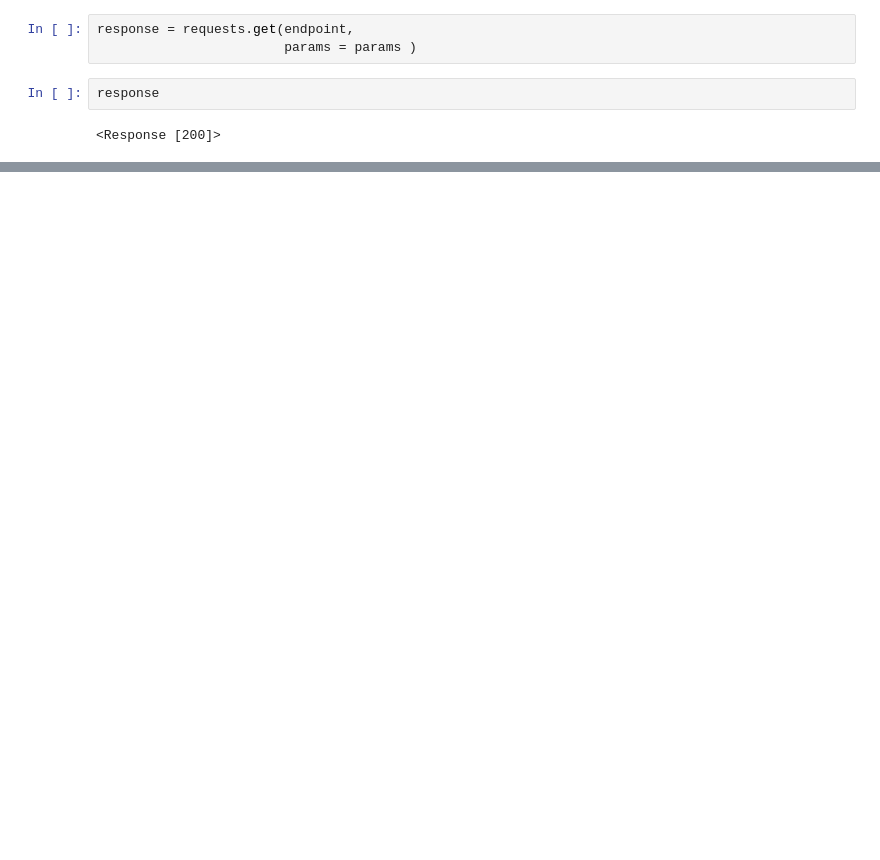
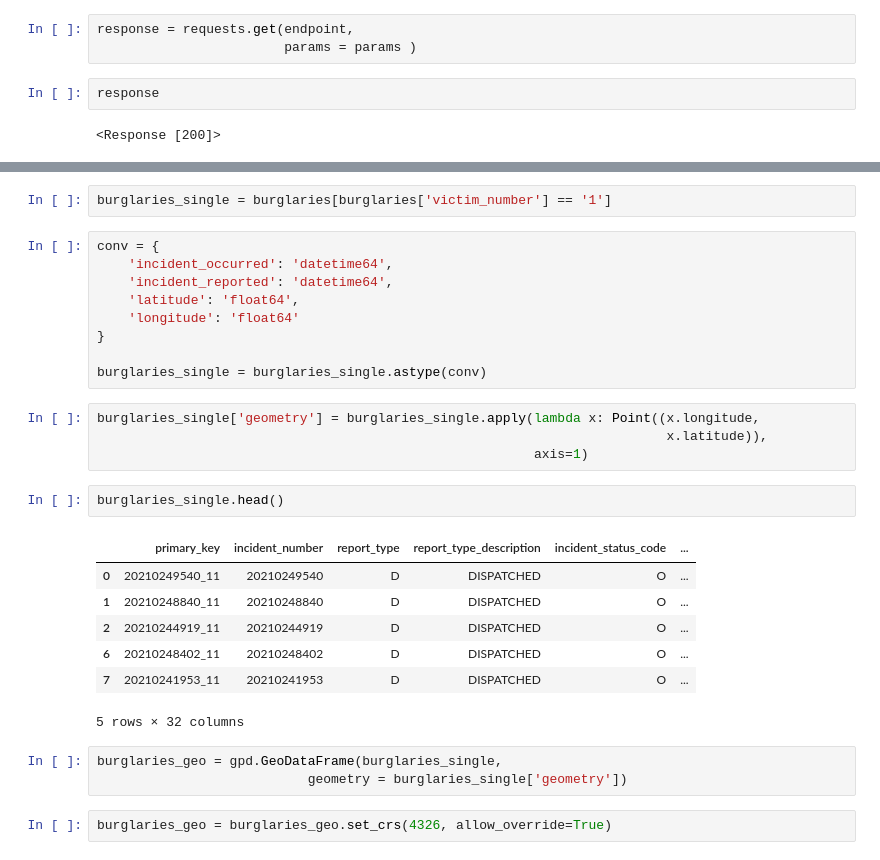
Before and after one commit to nss-data-science-cohort-5/geospatial_api-orange-oscelots, a Jupyter notebook: notebooks/geospatial_api_chris_mulvey.ipynb, the cells around one changed output, grey strips where cells are left out. Drawn from its saved outputs; the diff is of its cells as text; blank space fills up the shorter version.

```diff
--- a/notebooks/geospatial_api_chris_mulvey.ipynb
+++ b/notebooks/geospatial_api_chris_mulvey.ipynb
@@ -43,0 +98,30 @@ response.json()
+# %%
+burglaries_single = burglaries[burglaries['victim_number'] == '1']
+# %%
+conv = {
+    'incident_occurred': 'datetime64',
+    'incident_reported': 'datetime64',
+    'latitude': 'float64',
+    'longitude': 'float64'
+}
+
+burglaries_single = burglaries_single.astype(conv)
+# %%
+burglaries_single['geometry'] = burglaries_single.apply(lambda x: Point((x.longitude,
+                                                                         x.latitude)),
+                                                        axis=1)
+# %%
+burglaries_single.head()
+# %% [output]
+|  | primary_key | incident_number | report_type | report_type_description | incident_status_code | ... |
+| 0 | 20210249540_11 | 20210249540 | D | DISPATCHED | O | ... |
+| 1 | 20210248840_11 | 20210248840 | D | DISPATCHED | O | ... |
+| 2 | 20210244919_11 | 20210244919 | D | DISPATCHED | O | ... |
+| 6 | 20210248402_11 | 20210248402 | D | DISPATCHED | O | ... |
+| 7 | 20210241953_11 | 20210241953 | D | DISPATCHED | O | ... |
+5 rows × 32 columns
+# %%
+burglaries_geo = gpd.GeoDataFrame(burglaries_single,
+                           geometry = burglaries_single['geometry'])
+# %%
+burglaries_geo = burglaries_geo.set_crs(4326, allow_override=True)
```
Also changed, not shown: parts of 13 cells of this notebook.
